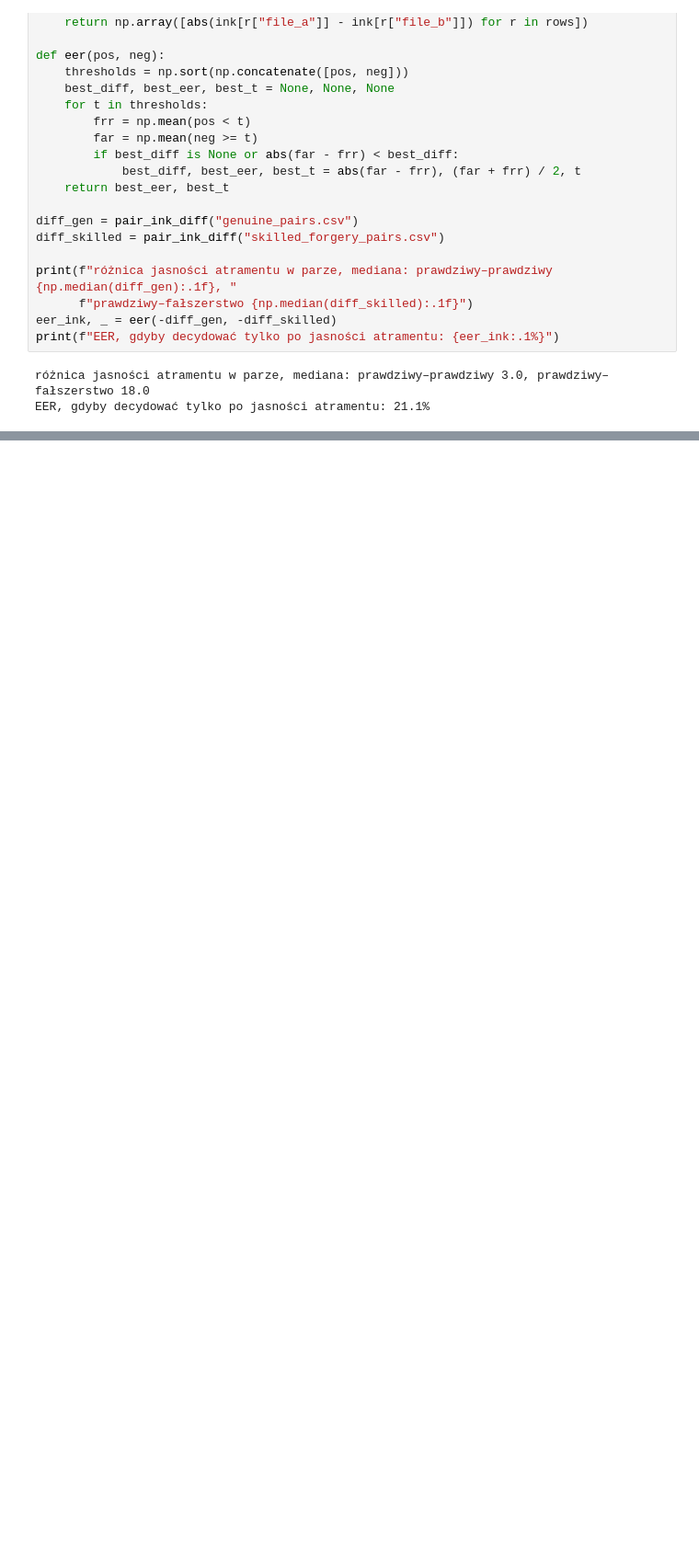
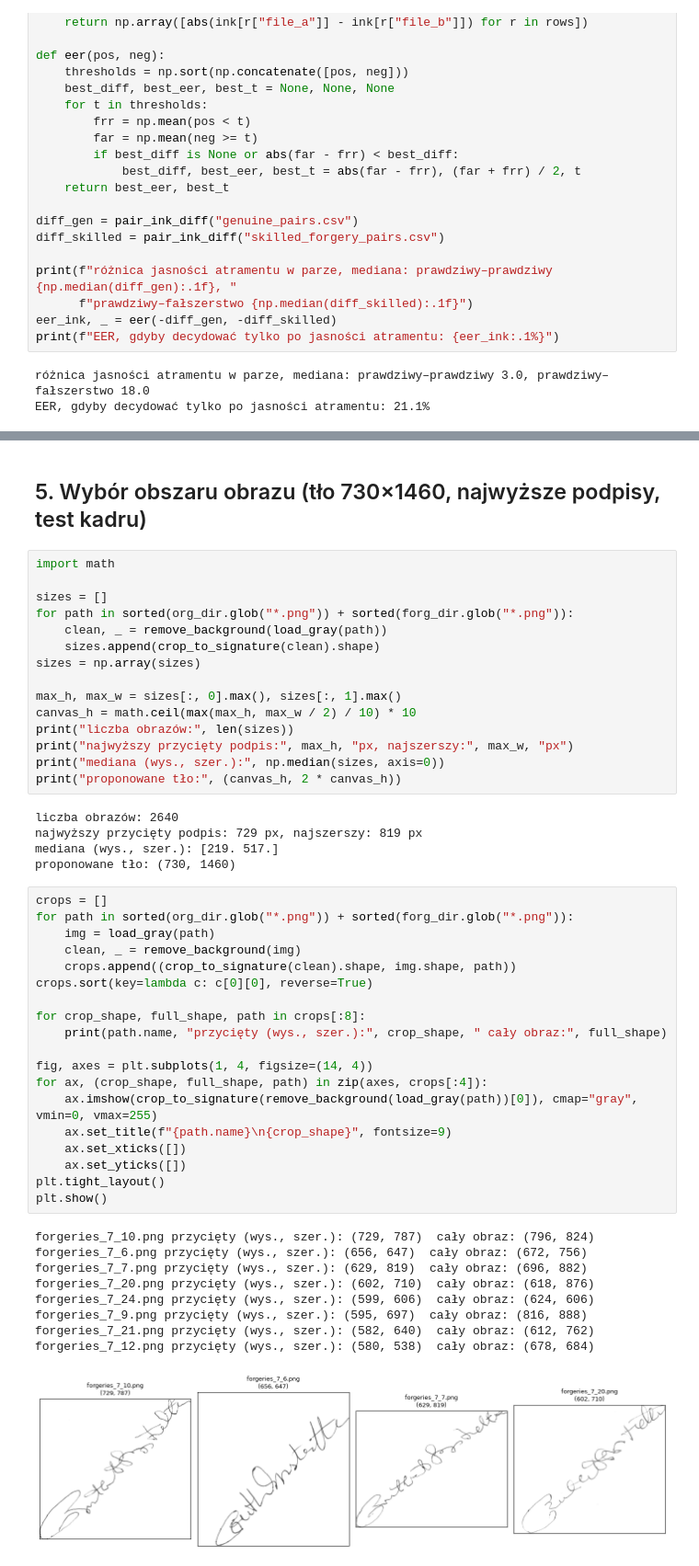
Before and after one commit to sluchson/signature-verification, a Jupyter notebook: notebooks/02_przygotowanie_obrazow.ipynb, the cells around one changed output, grey strips where cells are left out. Shown at 92% size. Saved outputs shown, nothing was run; the diff lists cells and outputs as text; blank space fills up the shorter version.

```diff
--- a/notebooks/02_przygotowanie_obrazow.ipynb
+++ b/notebooks/02_przygotowanie_obrazow.ipynb
@@ -208,0 +208,51 @@ pierwsze etykiety: tensor([0., 1., 0., 0., 0., 1., 1., 1.])
+# %% [markdown]
+## 5. Wybór obszaru obrazu (tło 730×1460, najwyższe podpisy, test kadru)
+# %%
+import math
+
+sizes = []
+for path in sorted(org_dir.glob("*.png")) + sorted(forg_dir.glob("*.png")):
+    clean, _ = remove_background(load_gray(path))
+    sizes.append(crop_to_signature(clean).shape)
+sizes = np.array(sizes)
+
+max_h, max_w = sizes[:, 0].max(), sizes[:, 1].max()
+canvas_h = math.ceil(max(max_h, max_w / 2) / 10) * 10
+print("liczba obrazów:", len(sizes))
+print("najwyższy przycięty podpis:", max_h, "px, najszerszy:", max_w, "px")
+print("mediana (wys., szer.):", np.median(sizes, axis=0))
+print("proponowane tło:", (canvas_h, 2 * canvas_h))
+# %% [output]
+liczba obrazów: 2640
+najwyższy przycięty podpis: 729 px, najszerszy: 819 px
+mediana (wys., szer.): [219. 517.]
+proponowane tło: (730, 1460)
+# %%
+crops = []
+for path in sorted(org_dir.glob("*.png")) + sorted(forg_dir.glob("*.png")):
+    img = load_gray(path)
+    clean, _ = remove_background(img)
+    crops.append((crop_to_signature(clean).shape, img.shape, path))
+crops.sort(key=lambda c: c[0][0], reverse=True)
+
+for crop_shape, full_shape, path in crops[:8]:
+    print(path.name, "przycięty (wys., szer.):", crop_shape, " cały obraz:", full_shape)
+
+fig, axes = plt.subplots(1, 4, figsize=(14, 4))
+for ax, (crop_shape, full_shape, path) in zip(axes, crops[:4]):
+    ax.imshow(crop_to_signature(remove_background(load_gray(path))[0]), cmap="gray", vmin=0, vmax=255)
+    ax.set_title(f"{path.name}\n{crop_shape}", fontsize=9)
+    ax.set_xticks([])
+    ax.set_yticks([])
+plt.tight_layout()
+plt.show()
+# %% [output]
+forgeries_7_10.png przycięty (wys., szer.): (729, 787)  cały obraz: (796, 824)
+forgeries_7_6.png przycięty (wys., szer.): (656, 647)  cały obraz: (672, 756)
+forgeries_7_7.png przycięty (wys., szer.): (629, 819)  cały obraz: (696, 882)
+forgeries_7_20.png przycięty (wys., szer.): (602, 710)  cały obraz: (618, 876)
+forgeries_7_24.png przycięty (wys., szer.): (599, 606)  cały obraz: (624, 606)
+forgeries_7_9.png przycięty (wys., szer.): (595, 697)  cały obraz: (816, 888)
+forgeries_7_21.png przycięty (wys., szer.): (582, 640)  cały obraz: (612, 762)
+forgeries_7_12.png przycięty (wys., szer.): (580, 538)  cały obraz: (678, 684)
+[figure, added]
```
Also changed, not shown: parts of 10 cells of this notebook, 18 other files.
